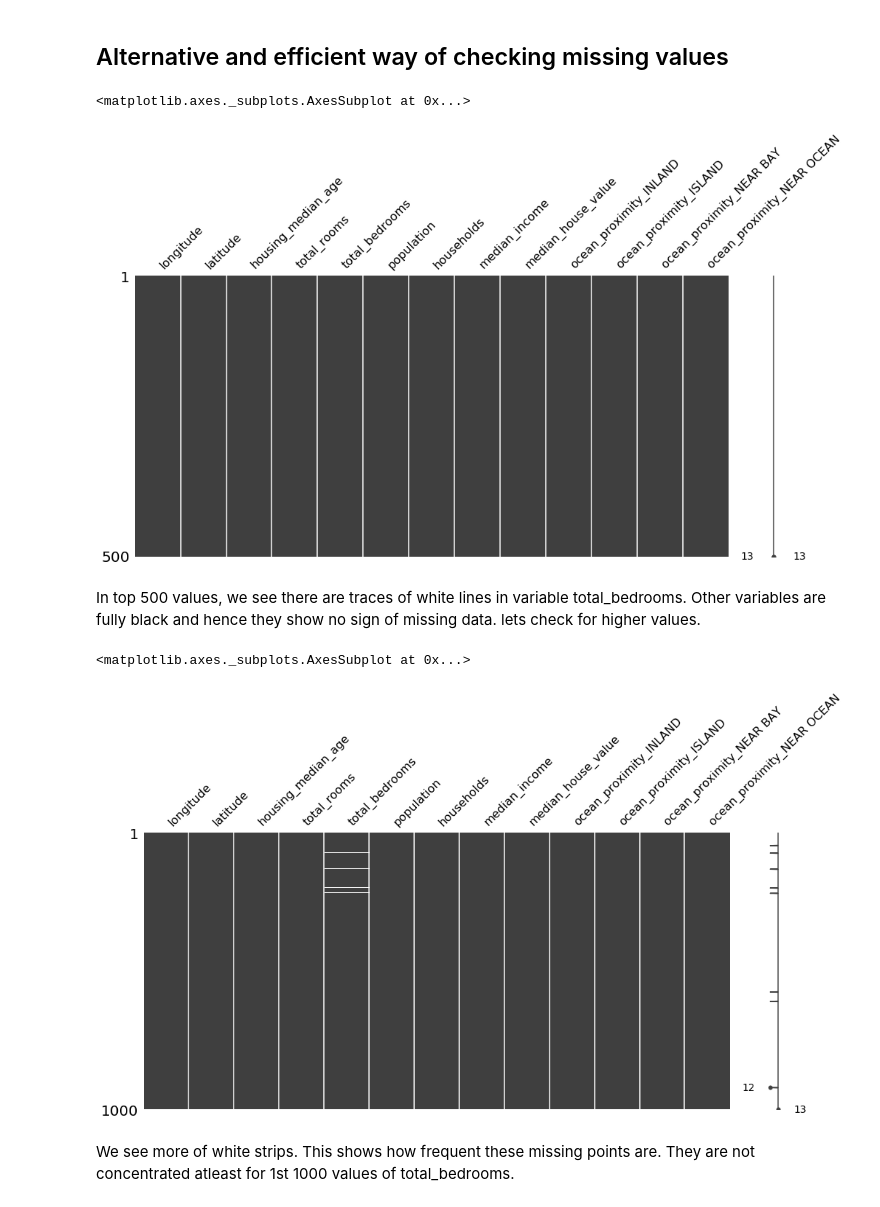
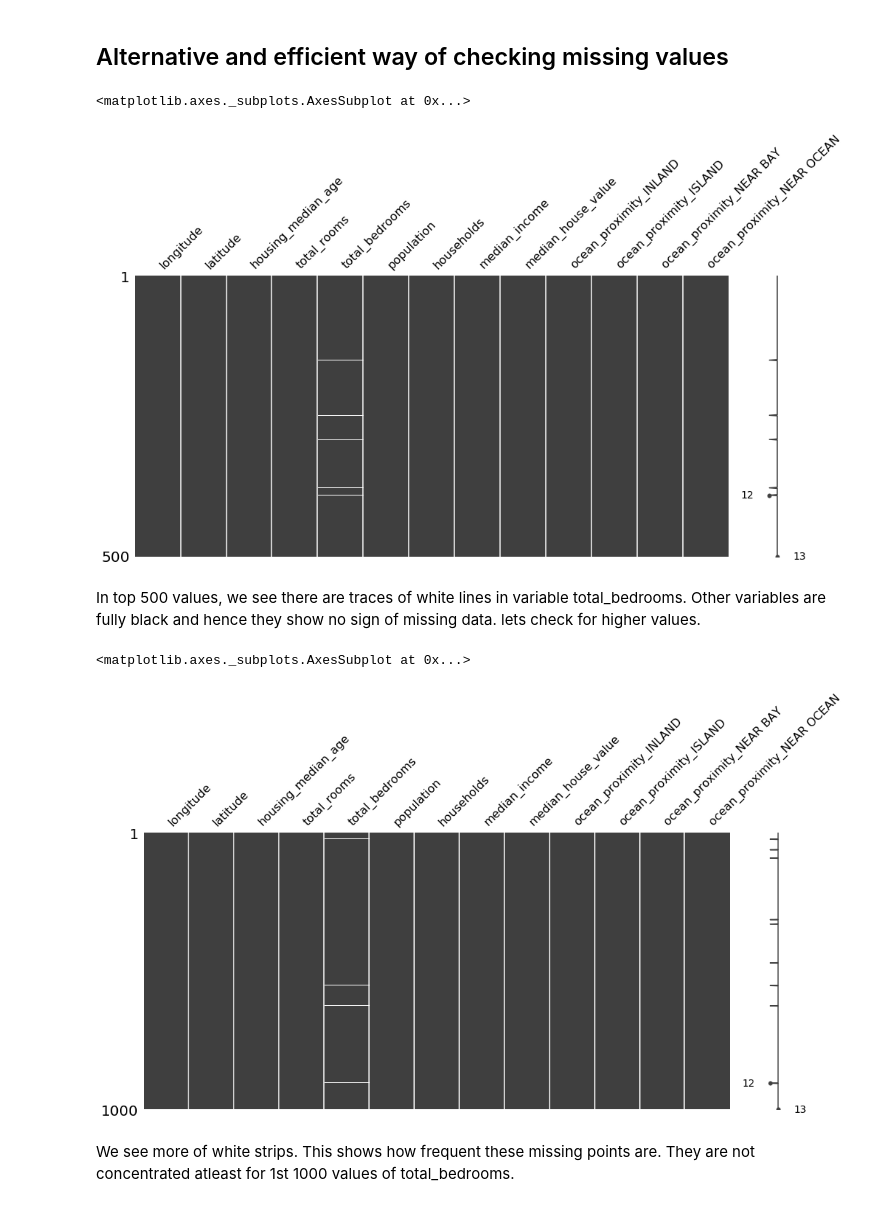
Before and after one commit to HassanSherwani/Data_Science_Projects, a Jupyter notebook: Dealing with Cross-sectional Data/Dealing with Cross sectional data.ipynb, the cells around one changed output. Cells and saved outputs as stored; diff of their text form; code cells hidden in the pictures.

```diff
--- a/Dealing with Cross-sectional Data/Dealing with Cross sectional data.ipynb
+++ b/Dealing with Cross-sectional Data/Dealing with Cross sectional data.ipynb
@@ -40,6 +40,12 @@ import pandas as pd
 import matplotlib.pyplot as plt
 import seaborn as sns
 %matplotlib inline
+import os, sys
+from tqdm import tqdm
+import warnings
+warnings.filterwarnings('ignore')
+sns.set_context("poster", font_scale=1.3)
+import pandas_profiling
 # %%
 df=pd.read_csv('housing.csv')
 # %%
@@ -331,21 +290,21 @@ Good thing is that we can see what are the data points where our variable has mi
 # %%
 import missingno as msno
 # %%
-msno.matrix(df2.sample(500),
+msno.matrix(df.sample(500),
             figsize=(16, 7),
             width_ratios=(15, 1))
 # %% [output]
 <matplotlib.axes._subplots.AxesSubplot at 0x...>
-[figure, old version]
+[figure, new version]
 # %% [markdown]
 In top 500 values, we see there are traces of white lines in variable total_bedrooms. Other variables are fully black and hence they show no sign of missing data. lets check for higher values.
 # %%
-msno.matrix(df2.sample(1000),
+msno.matrix(df.sample(1000),
             figsize=(16, 7),
             width_ratios=(15, 1))
 # %% [output]
 <matplotlib.axes._subplots.AxesSubplot at 0x...>
-[figure, old version]
+[figure, new version]
 # %% [markdown]
 We see more of white strips. This shows how frequent these missing points are. They are not concentrated atleast for 1st 1000 values of total_bedrooms.
 # %%
```
Also changed, not shown: parts of 54 cells of this notebook.
